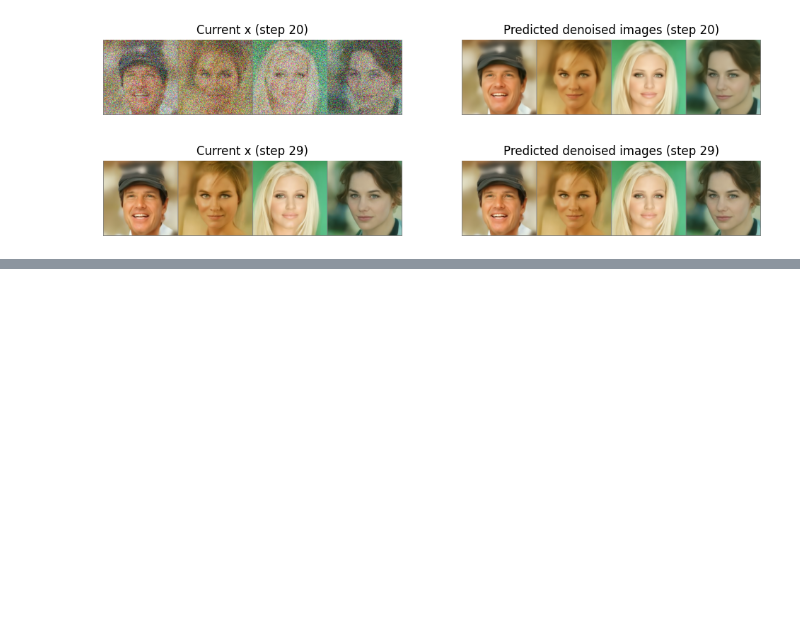
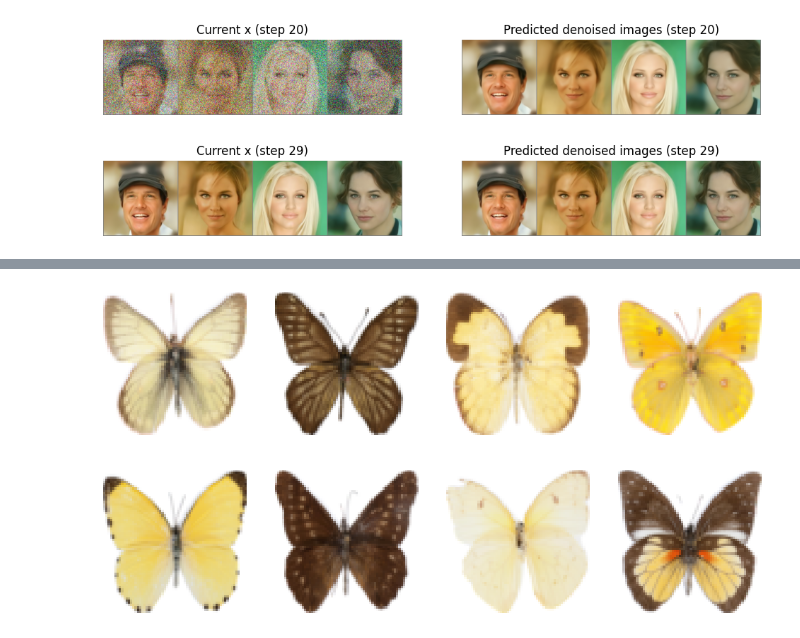
Before and after one commit to hyakuroume/Generative_AI, a Jupyter notebook: 04_diffusion_model.ipynb, the cells around one changed output, grey strips where cells are left out. Drawn from its saved outputs; the diff is of its cells as text; code cells hidden in the pictures; blank space fills up the shorter version.

```diff
--- a/04_diffusion_model.ipynb
+++ b/04_diffusion_model.ipynb
@@ -85,0 +95,47 @@ for i, t in enumerate(image_pipe.scheduler.timesteps):
+# %%
+# 画像の前処理
+
+from torchvision import transforms
+
+image_size = 64
+
+
+preprocess = transforms.Compose(
+    [
+        transforms.Resize((image_size, image_size)), #リサイズ
+        transforms.RandomHorizontalFlip(), # ランダムフリップ
+        transforms.ToTensor(), # テンソルに変換
+        transforms.Normalize([0.5], [0.5]) # -1から1の範囲になるよう変換
+    ]
+)
+# %%
+def transform(examples)-> dict:
+    """
+    与えられた画像に対して前処理を行う
+
+    args:
+        examples: 前処理をする画像
+
+    return:
+        imagesがキーの前処理後の画像の辞書
+    """
+
+    examples = [preprocess(image) for image in examples["image"]]
+    return {"images": examples}
+# %%
+dataset.set_transform(transform)
+batch_size = 16
+# %%
+# データローダーの作成
+train_dataloader = torch.utils.data.DataLoader(
+    dataset, batch_size=batch_size, shuffle=True
+)
+# %%
+# 前処理後の画像の表示
+from genaibook.core import show_images
+
+batch = next(iter(train_dataloader))
+
+show_images(batch["images"][:8] * 0.5 + 0.5)
+# %% [output]
+[figure, added]
```
Also changed, not shown: parts of 3 cells of this notebook.
